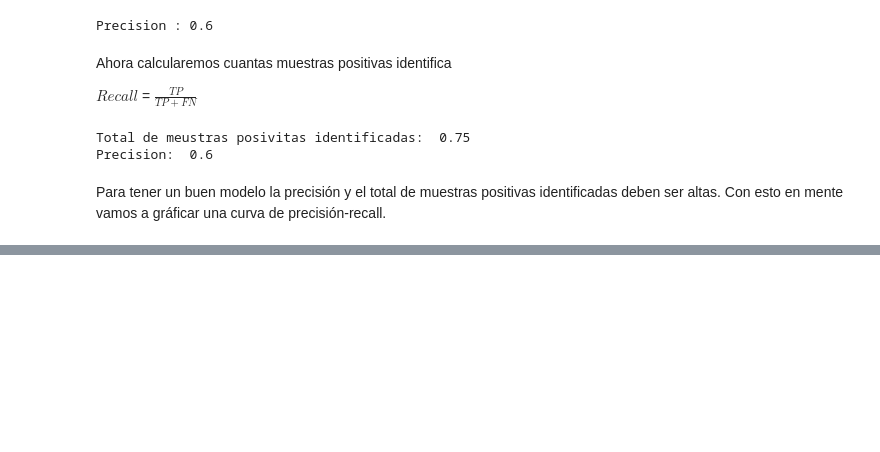
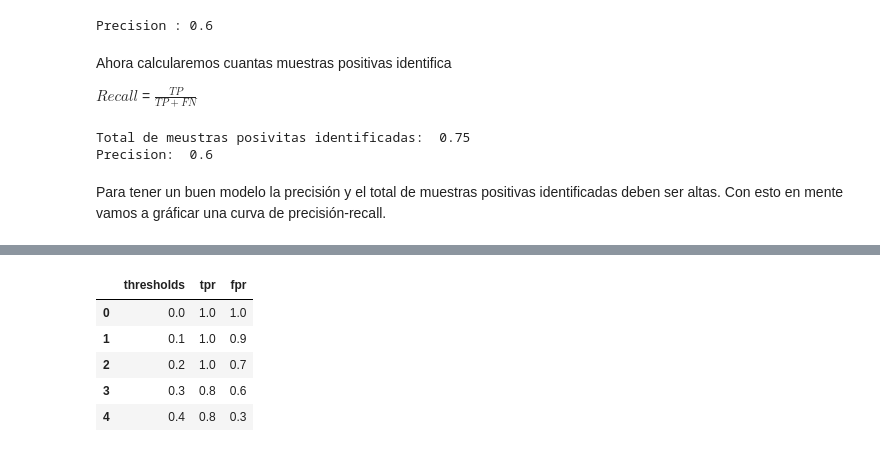
Before and after one commit to ReynaldoMR3/MLApproach, a Jupyter notebook: notebooks/metricas evaluacion ml.ipynb, the cells around one changed output, grey strips where cells are left out. Cells and saved outputs as stored; diff of their text form; code cells hidden in the pictures; blank space fills up the shorter version.

```diff
--- a/notebooks/metricas evaluacion ml.ipynb
+++ b/notebooks/metricas evaluacion ml.ipynb
@@ -191,0 +253,12 @@ for i in thresholds:
+# %%
+#Ratio de Falsos positivos
+def fpr(y_true, y_pred):
+    """
+    Funcion para calcular el ratiode falsos positivos
+    :param y_true: lista de valores verdaderos
+    :param y_pred: lista de valores predichos
+    :return: fpr
+    """
+    fp = false_positive(y_true, y_pred)
+    tn = true_negative(y_true, y_pred)
+    return fp / (tn + fp)
@@ -191,0 +294,11 @@ for i in thresholds:
+# %%
+import pandas as pd
+data = pd.DataFrame({"thresholds": thresholds, "tpr": tpr_list, "fpr": fpr_list})
+data.head()
+# %% [output]
+|  | thresholds | tpr | fpr |
+| 0 | 0.0 | 1.0 | 1.0 |
+| 1 | 0.1 | 1.0 | 0.9 |
+| 2 | 0.2 | 1.0 | 0.7 |
+| 3 | 0.3 | 0.8 | 0.6 |
+| 4 | 0.4 | 0.8 | 0.3 |
```
Also changed, not shown: parts of 10 cells of this notebook.
